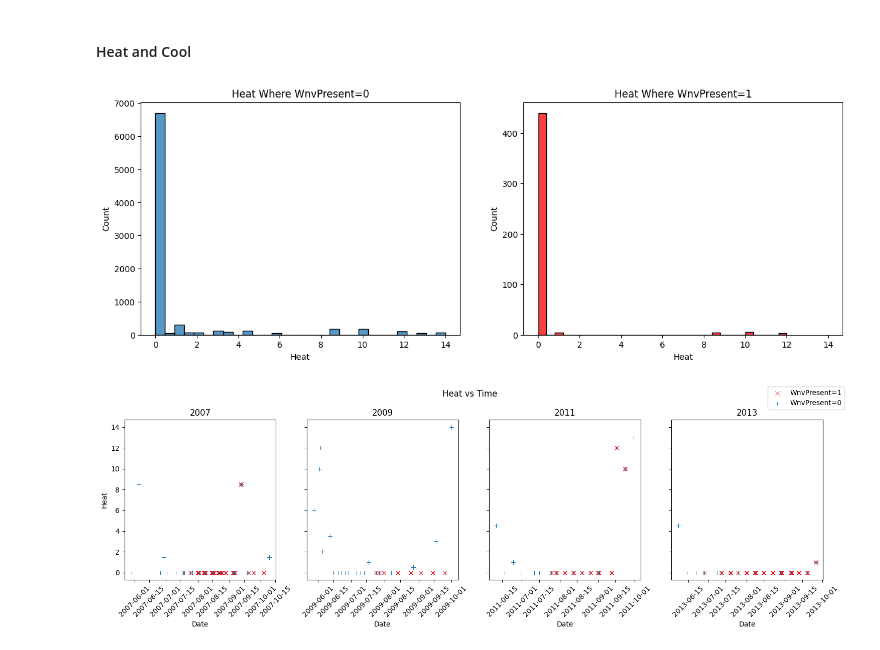
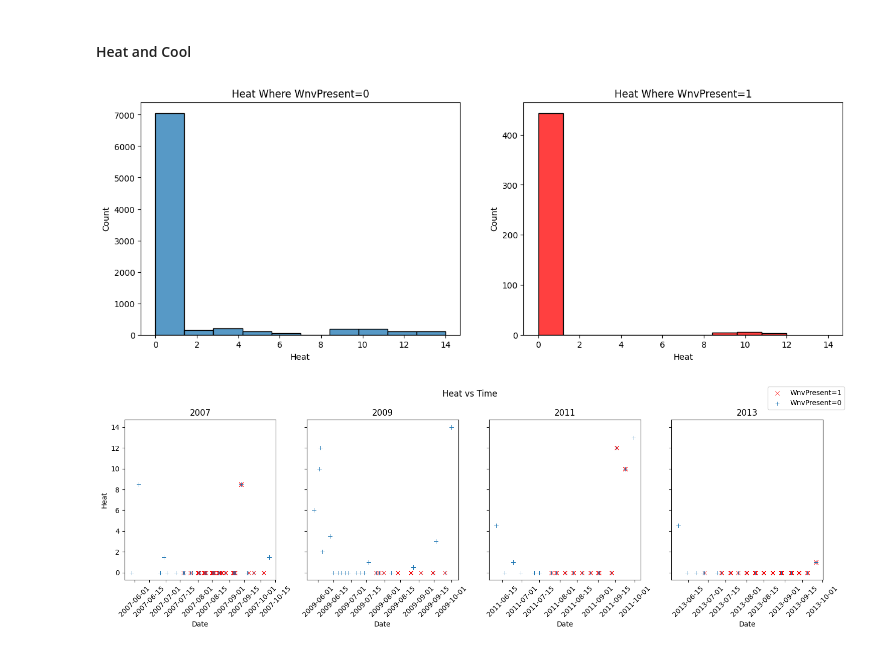
Before and after one commit to ramijau/West_Nile_Virus, a Jupyter notebook: notebooks/02_Exploratory_Data_Analysis.ipynb, the cells around one changed output. Cells and saved outputs as stored; diff of their text form; code cells hidden in the pictures.

```diff
--- a/notebooks/02_Exploratory_Data_Analysis.ipynb
+++ b/notebooks/02_Exploratory_Data_Analysis.ipynb
@@ -464,9 +464,9 @@ There is a peak of cases of the virus where the dew point is 55, 67 and 70. Ther
 #### Heat and Cool
 # %%
 # Heat
-dual_histplot('Heat')
+dual_histplot('Heat', bins=10)
 # %% [output]
-[figure, old version]
+[figure, new version]
 # %%
 scatter('Heat')
 # %% [output]
```
Also changed, not shown: parts of 1 cell of this notebook, 3 other files.
